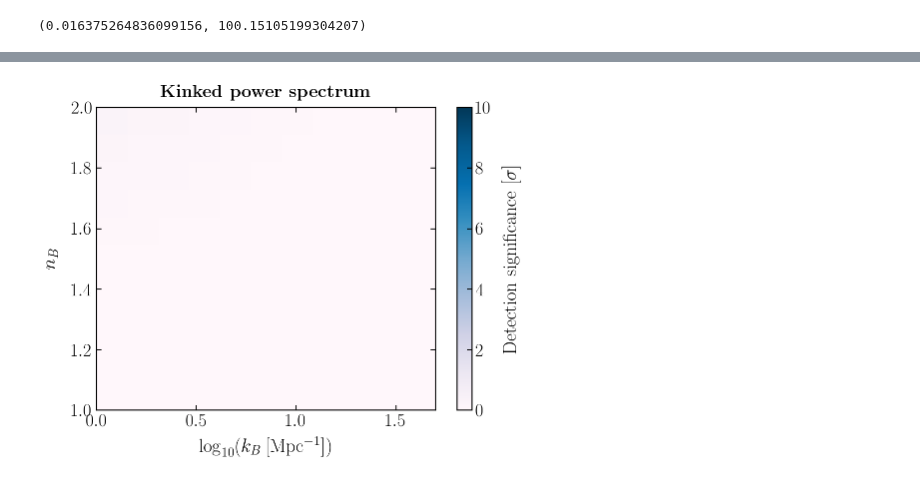
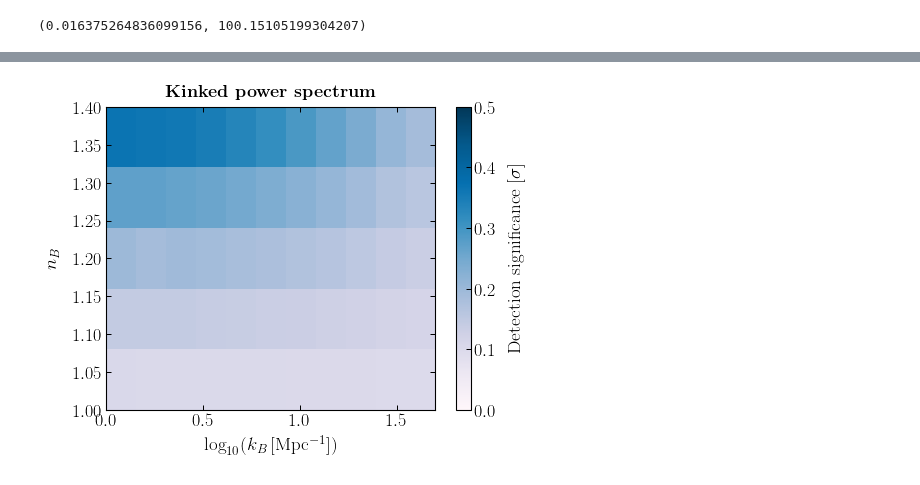
Before and after one commit to smsharma/astrometry-lensing-correlations, a Jupyter notebook: theory/notebooks/08_kink_pipeline.ipynb, the cells around one changed output, grey strips where cells are left out. Drawn from its saved outputs; the diff is of its cells as text; code cells hidden in the pictures.

```diff
--- a/theory/notebooks/08_kink_pipeline.ipynb
+++ b/theory/notebooks/08_kink_pipeline.ipynb
@@ -193,7 +192,7 @@ plt.yscale("log")
 # %%
 # get_sens(C_l_mu_new, sigma_mu=10., N_q=1e7)
 # %%
-def get_sens(Cl_ary, sigma_mu=10., N_q=1e8):
+def get_sens(Cl_ary, sigma_mu=1., N_q=1e8):
 
     fDM_base = 1
     dfDM_base = 0.1
@@ -247,12 +246,12 @@ get_sens_with_alpha(C_l_mu_new, C_l_alpha_new, l_max=10000)
 # %% [output]
 (0.016375264836099156, 100.15105199304207)
 # %%
-n_B_ary = np.linspace(1, 2, 11)
+n_B_ary = np.linspace(1, 2, 11)[:5]
 k_B_ary = np.logspace(np.log10(1), np.log10(50), 11)
 
 sens_ary = np.zeros((len(n_B_ary), len(k_B_ary)))
 
-for i_n_B, n_B in enumerate((n_B_ary)):
+for i_n_B, n_B in enumerate((tqdm(n_B_ary))):
     for i_k_B, k_B in enumerate(k_B_ary):
-        Cl_ary = np.load("../cluster/cluster_out/" + str(k_B) + "_" + str(n_B) + ".npz")['C_l_mu_new']
+        Cl_ary = np.load("../cluster/cluster_out/calib_" + str(k_B) + "_" + str(n_B) + ".npz")['C_l_mu_new']
         sens_ary[i_n_B, i_k_B] = get_sens(Cl_ary)[1]
@@ -279,30 +258,32 @@ array([[0.00218348, 0.00215773, 0.00212931, 0.00209854, 0.00206618,
 # %%
 mpl.rcParams['figure.figsize'] = 7, 5.5
 
 levels = [1,3,5]
+# levels = [0.1,0.2,5]
+
 X, Y = np.meshgrid(np.log10(k_B_ary), n_B_ary)
 
 fig, ax = plt.subplots()
 
 CS = ax.contour(X, Y, sens_ary, levels = levels, linestyles=['-.','--','-'], colors='k', linewidths=2, alpha=0.7)
 
 fmt = {}
 strs = ['1$\sigma$', '3$\sigma$', '5$\sigma$']
 for l, s in zip(CS.levels, strs):
     fmt[l] = s
 
-im = ax.imshow(sens_ary,cmap = 'PuBu', aspect='auto', origin='lower', extent=[0,np.log10(50),1,2], vmin=0, vmax=10)
+im = ax.imshow(sens_ary,cmap = 'PuBu', aspect='auto', origin='lower', extent=[0,np.log10(50),1,1.4], vmin=0, vmax=10)
 
 ax.clabel(CS, fmt=fmt,inline=1, fontsize=14)
 
 ax.set_xlabel("$\log_{10}(k_B\,\mathrm{[Mpc^{-1}]})$")
 ax.set_ylabel("$n_B$")
 ax.set_title('\\textbf{Kinked power spectrum}', fontsize=18)
 
 cbar = fig.colorbar(im)
 cbar.set_label('Detection significance [$\sigma$]')
 
 plt.tight_layout()
 # plt.savefig(plots_dir + "kink_PS_sig.pdf")
 # %% [output]
-[figure, old version]
+[figure, new version]
```
Also changed, not shown: parts of 3 cells of this notebook, 1 other file.
